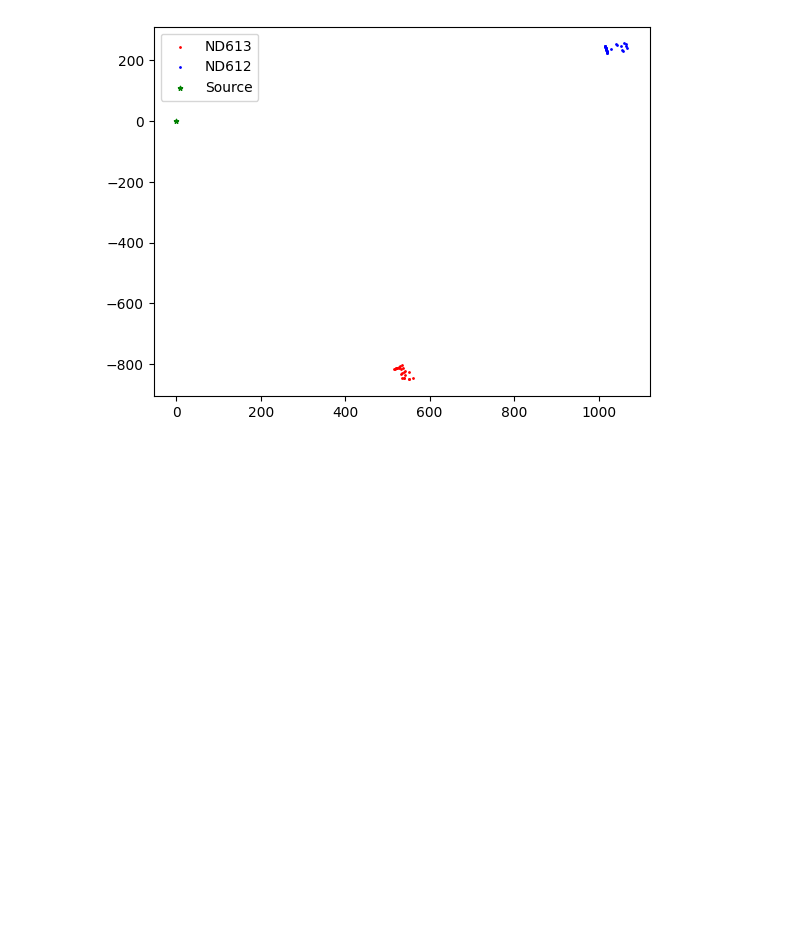
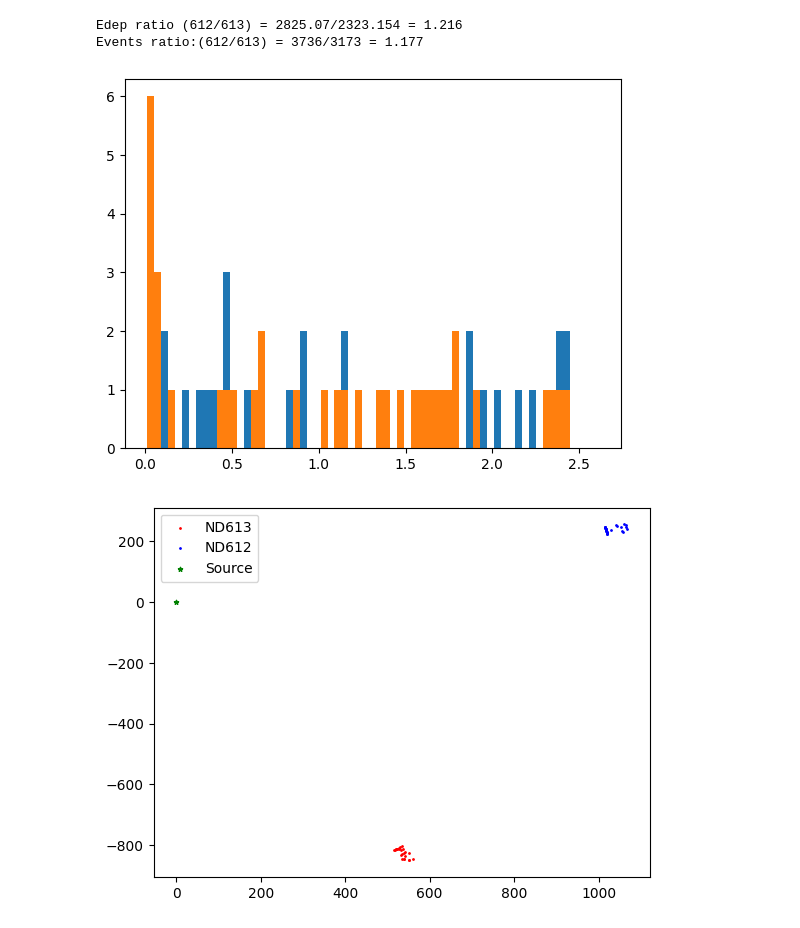
Before and after one commit to nhargy/ND-Calibration, a Jupyter notebook: analysis/notebooks/01_Scratchpad.ipynb, the cells around one changed output. Cells and saved outputs as stored; diff of their text form; code cells hidden in the pictures; blank space fills up the shorter version.

```diff
--- a/analysis/notebooks/01_Scratchpad.ipynb
+++ b/analysis/notebooks/01_Scratchpad.ipynb
@@ -10,3 +12,60 @@ import matplotlib.pyplot as plt
+# %%
+directory_dict = {
+    "wall_100" : PROJECT_ROOT / "data"/ "wall_100-YKV088_170626",
+    "wall_200" : PROJECT_ROOT / "data"/ "wall_200-TJE637_170626",
+    "wall_300" : PROJECT_ROOT / "data"/ "wall_300-YDL645_170626",
+    "wall_400" : PROJECT_ROOT / "data"/ "wall_400-VNQ607_170626",
+    "wall_500" : PROJECT_ROOT / "data"/ "wall_500-GWG879_180626",
+    "wall_600" : PROJECT_ROOT / "data"/ "wall_600-CNM057_180626",
+    "wall_700" : PROJECT_ROOT / "data"/ "wall_700-PNA781_180626"
+}
+# %%
+#directory = PROJECT_ROOT / "data"/ "local_wall_600_nomacro" # set directory path
+directory = directory_dict["wall_700"]
+
+df612_edeps = []
+df613_edeps = []
+
+for entry in os.scandir(directory):
+    if entry.is_file():  # check if it's a file
+        df = pd.read_parquet(entry.path)
+        df612 = df[df["fX1"] > 900]
+        df613 = df[df["fX1"] < 600]
+
+        # Unique Events
+        N_612 = np.unique(df612["eventID"].to_numpy())
+        for unique_event in N_612:
+            event_edep = np.sum(df612[df612["eventID"]==unique_event]["fEdep"].to_numpy())
+            if event_edep > 0:
+                df612_edeps.append(event_edep)
+
+        N_613 = np.unique(df613["eventID"].to_numpy())
+        for unique_event in N_613:
+            event_edep = np.sum(df613[df613["eventID"]==unique_event]["fEdep"].to_numpy())
+            if event_edep > 0:
+                df613_edeps.append(event_edep)
+# %%
+sum_612 = np.round(np.sum(df612_edeps),3)
+sum_613 = np.round(np.sum(df613_edeps),3)
+
+events_612 = len(df612_edeps)
+events_613 = len(df613_edeps)
+
+edep_ratio  = np.round(sum_612/sum_613,3)
+event_ratio = np.round(events_612/events_613,3)
+
+print(f"Edep ratio (612/613) = {sum_612}/{sum_613} = {edep_ratio}")
+print(f"Events ratio:(612/613) = {events_612}/{events_613} = {event_ratio}")
+# %% [output]
+Edep ratio (612/613) = 2825.07/2323.154 = 1.216
+Events ratio:(612/613) = 3736/3173 = 1.177
+# %%
+ew = 0.04
+e_bins = np.arange(0.01,2.601+ew, ew)
+plt.hist(df612_edeps, bins=e_bins);
+plt.hist(df613_edeps, bins=e_bins);
+# %% [output]
+[figure, added]
 # %%
 df = pd.read_parquet(PROJECT_ROOT / "data"/ "output1.parquet")
 df612 = df[df["fX1"] > 900]
```
Also changed, not shown: parts of 3 cells of this notebook, 4 other files.
